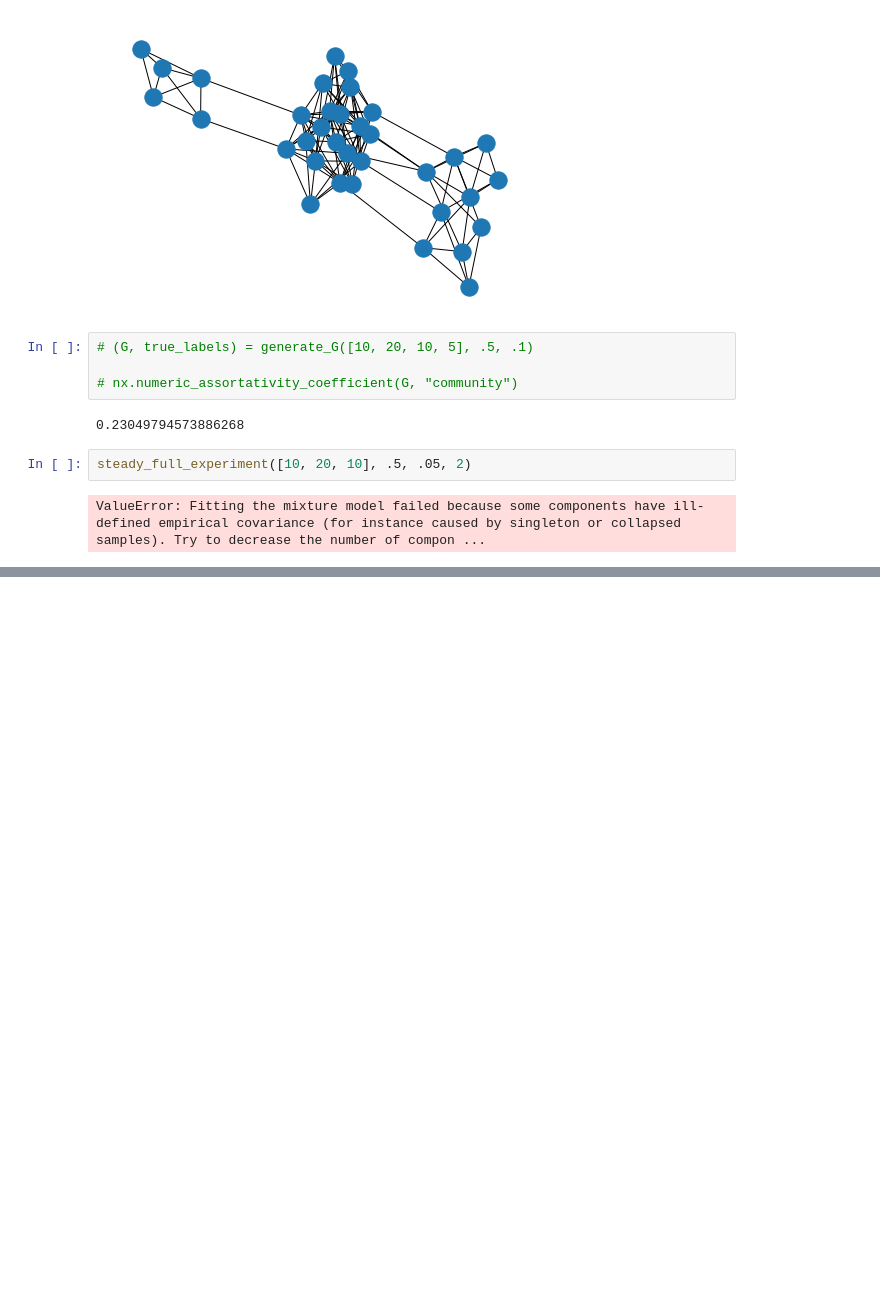
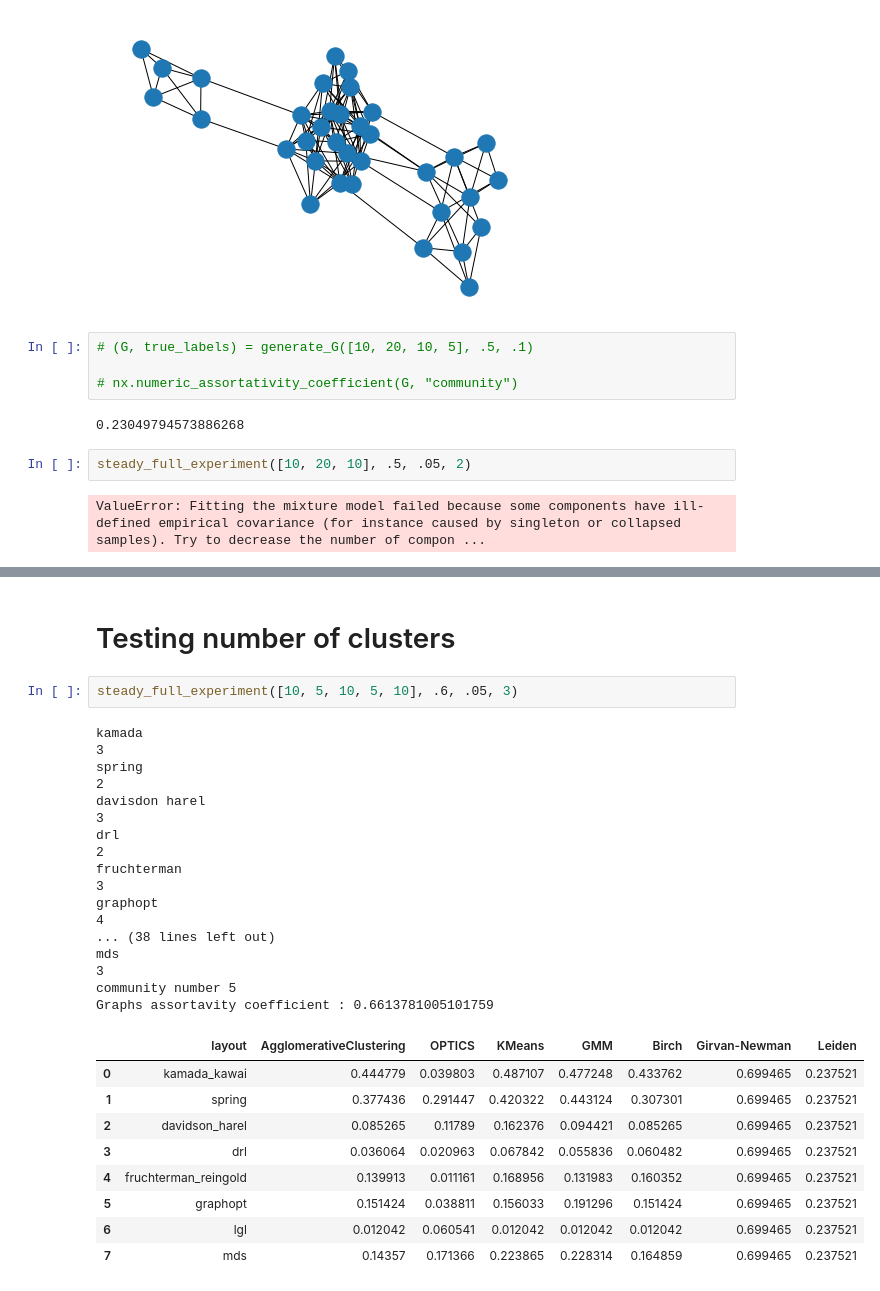
Before and after one commit to ARUMHC/Geometric-Properties-of-Graph-Visualization-Methods, a Jupyter notebook: code/assortivity.ipynb, the cells around one changed output, grey strips where cells are left out. Saved outputs shown, nothing was run; the diff lists cells and outputs as text; blank space fills up the shorter version.

```diff
--- a/code/assortivity.ipynb
+++ b/code/assortivity.ipynb
@@ -332,3 +407,34 @@ steady_full_experiment([10, 20, 10, 5], .5, .1, 5)
 | 5 | graphopt | 0.092796 | 0.025202 | 0.080325 | 0.070435 | 0.092796 | 0.092263 | 0.115066 |
 | 6 | lgl | -0.003837 | 0.047701 | -0.003837 | -0.003837 | -0.003837 | 0.170050 | 0.135165 |
 | 7 | mds | 0.093982 | 0.014848 | 0.089432 | 0.109234 | 0.083536 | 0.094740 | 0.131480 |
+# %% [markdown]
+# Testing number of clusters
+# %%
+steady_full_experiment([10, 5, 10, 5, 10], .6, .05, 3)
+# %% [output]
+kamada
+3
+spring
+2
+davisdon harel
+3
+drl
+2
+fruchterman
+3
+graphopt
+4
+... (38 lines left out)
+mds
+3
+community number 5
+Graphs assortavity coefficient : 0.6613781005101759
+|  | layout | AgglomerativeClustering | OPTICS | KMeans | GMM | Birch | Girvan-Newman | Leiden |
+| 0 | kamada_kawai | 0.444779 | 0.039803 | 0.487107 | 0.477248 | 0.433762 | 0.699465 | 0.237521 |
+| 1 | spring | 0.377436 | 0.291447 | 0.420322 | 0.443124 | 0.307301 | 0.699465 | 0.237521 |
+| 2 | davidson_harel | 0.085265 | 0.11789 | 0.162376 | 0.094421 | 0.085265 | 0.699465 | 0.237521 |
+| 3 | drl | 0.036064 | 0.020963 | 0.067842 | 0.055836 | 0.060482 | 0.699465 | 0.237521 |
+| 4 | fruchterman_reingold | 0.139913 | 0.011161 | 0.168956 | 0.131983 | 0.160352 | 0.699465 | 0.237521 |
+| 5 | graphopt | 0.151424 | 0.038811 | 0.156033 | 0.191296 | 0.151424 | 0.699465 | 0.237521 |
+| 6 | lgl | 0.012042 | 0.060541 | 0.012042 | 0.012042 | 0.012042 | 0.699465 | 0.237521 |
+| 7 | mds | 0.14357 | 0.171366 | 0.223865 | 0.228314 | 0.164859 | 0.699465 | 0.237521 |
```
Also changed, not shown: parts of 3 cells of this notebook, 1 other file.
